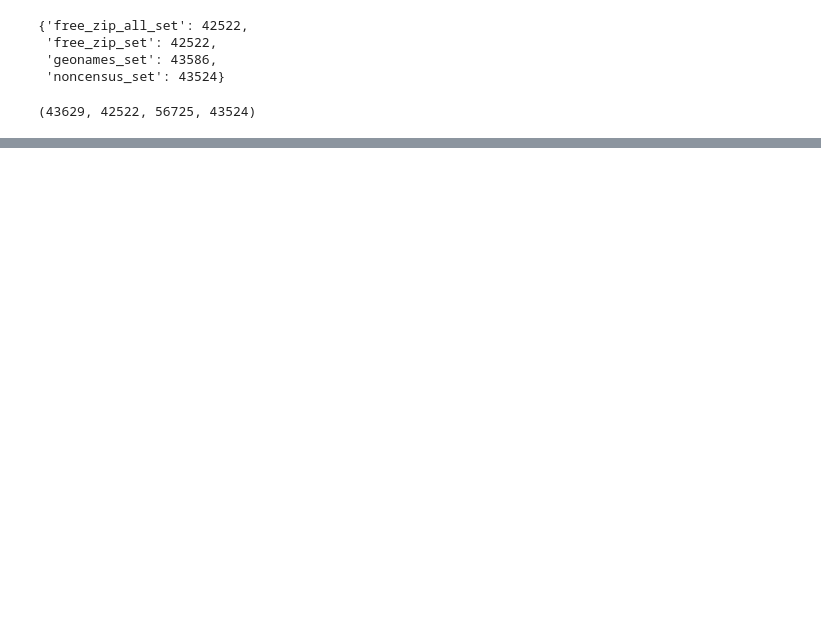
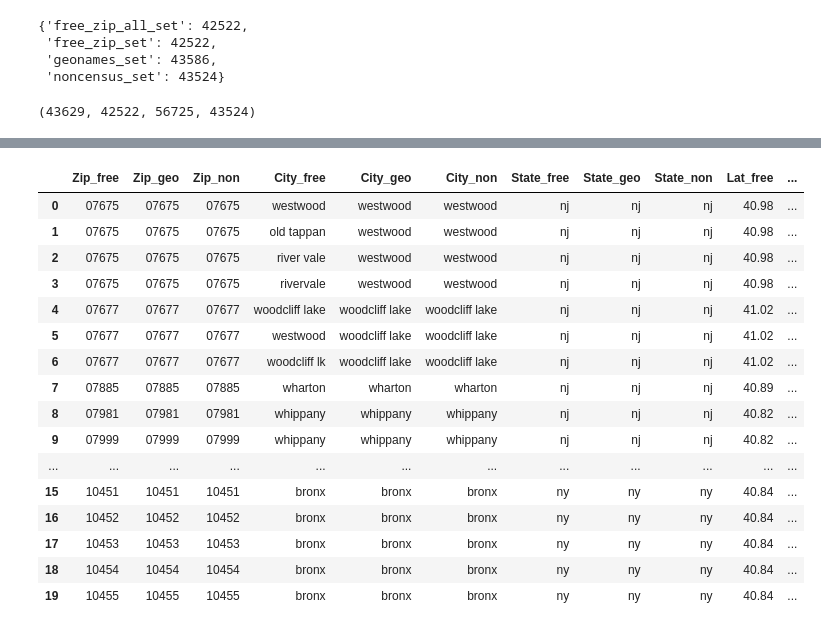
Before and after one commit to wrobstory/zipwhich, a Jupyter notebook: ZipComparo.ipynb, the cells around one changed output, grey strips where cells are left out. Cells and saved outputs as stored; diff of their text form; code cells hidden in the pictures; blank space fills up the shorter version.

```diff
--- a/ZipComparo.ipynb
+++ b/ZipComparo.ipynb
@@ -230,3 +257,45 @@ master_zips = master_zips.rename(columns={'Lon_free_x': 'Lon_free',
+# %%
+# Using the TwoFishes geocoder (http://twofishes.net/), try to get better geo accuracy
+# In related news, this is a nice way to stress test a geocoder
+def get_twofishes(row):
+    twofishes_url = 'http://localhost:8081/search/geocode'
+    city, state = row['Primary_City'], row['Primary_State']
+    if city and state:
+        query = '{{"query": "{}, {}"}}'.format(city, state)
+        tf_resp = requests.get(twofishes_url, params={'json': query})
+        jsond = tf_resp.json()
+        if not jsond['interpretations']:
+            center = {'lat': np.nan, 'lng': np.nan}
+        else:
+            center = jsond['interpretations'][0]['feature']['geometry']['center']
+        row['Lat_TwoFishes'] = center['lat']
+        row['Lon_TwoFishes'] = center['lng']
+    else:
+        row['Lat_TwoFishes'] = np.nan
+        row['Lon_TwoFishes'] = np.nan
+    return row
+
+master_zips = master_zips.apply(get_twofishes, axis=1)
+# %%
+master_zips.head(20)
+# %% [output]
+|  | Zip_free | Zip_geo | Zip_non | City_free | City_geo | City_non | State_free | State_geo | State_non | Lat_free | ... |
+| 0 | 07675 | 07675 | 07675 | westwood | westwood | westwood | nj | nj | nj | 40.98 | ... |
+| 1 | 07675 | 07675 | 07675 | old tappan | westwood | westwood | nj | nj | nj | 40.98 | ... |
+| 2 | 07675 | 07675 | 07675 | river vale | westwood | westwood | nj | nj | nj | 40.98 | ... |
+| 3 | 07675 | 07675 | 07675 | rivervale | westwood | westwood | nj | nj | nj | 40.98 | ... |
+| 4 | 07677 | 07677 | 07677 | woodcliff lake | woodcliff lake | woodcliff lake | nj | nj | nj | 41.02 | ... |
+| 5 | 07677 | 07677 | 07677 | westwood | woodcliff lake | woodcliff lake | nj | nj | nj | 41.02 | ... |
+| 6 | 07677 | 07677 | 07677 | woodcliff lk | woodcliff lake | woodcliff lake | nj | nj | nj | 41.02 | ... |
+| 7 | 07885 | 07885 | 07885 | wharton | wharton | wharton | nj | nj | nj | 40.89 | ... |
+| 8 | 07981 | 07981 | 07981 | whippany | whippany | whippany | nj | nj | nj | 40.82 | ... |
+| 9 | 07999 | 07999 | 07999 | whippany | whippany | whippany | nj | nj | nj | 40.82 | ... |
+| ... | ... | ... | ... | ... | ... | ... | ... | ... | ... | ... | ... |
+| 15 | 10451 | 10451 | 10451 | bronx | bronx | bronx | ny | ny | ny | 40.84 | ... |
+| 16 | 10452 | 10452 | 10452 | bronx | bronx | bronx | ny | ny | ny | 40.84 | ... |
+| 17 | 10453 | 10453 | 10453 | bronx | bronx | bronx | ny | ny | ny | 40.84 | ... |
+| 18 | 10454 | 10454 | 10454 | bronx | bronx | bronx | ny | ny | ny | 40.84 | ... |
+| 19 | 10455 | 10455 | 10455 | bronx | bronx | bronx | ny | ny | ny | 40.84 | ... |
 # %%
 # Let's check the max Haversine distance between points
 def check_haversine(row):
```
Also changed, not shown: parts of 25 cells of this notebook, 1 other file.
